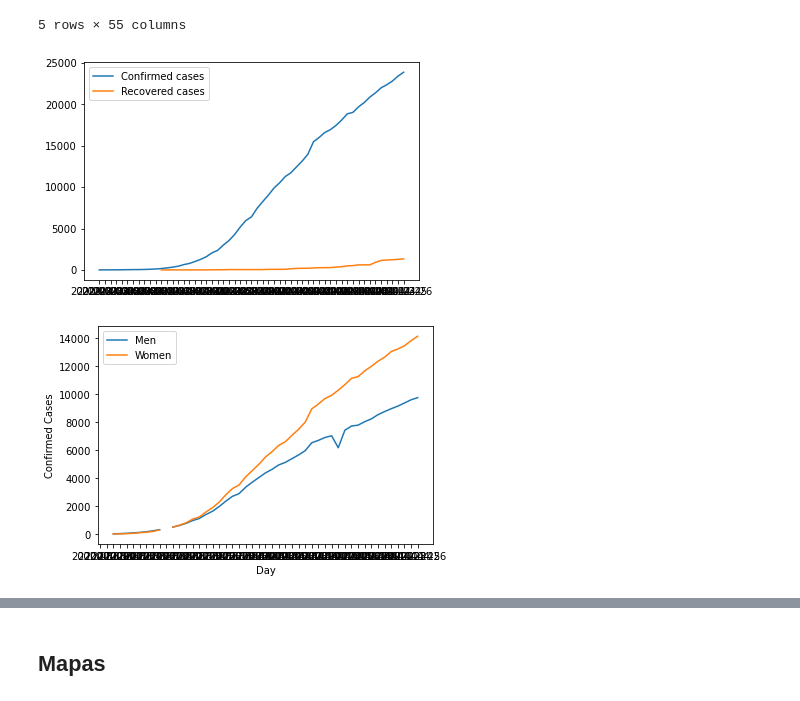
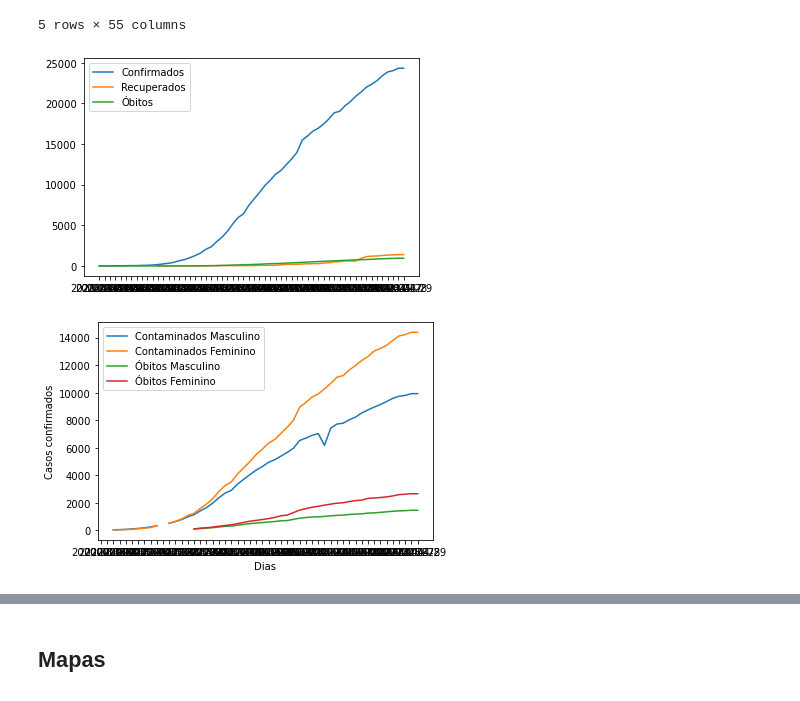
Before and after one commit to andretiagogr/TA-cartografia-COVID-19, a Jupyter notebook: jupyter com Pandas e QGIS.ipynb, the cells around one changed output, grey strips where cells are left out. Saved outputs shown, nothing was run; the diff lists cells and outputs as text; code cells hidden in the pictures.

```diff
--- a/jupyter com Pandas e QGIS.ipynb
+++ b/jupyter com Pandas e QGIS.ipynb
@@ -55,26 +57,32 @@ death_senior = (death_men + death_women) - (death_adult +  death_young)
 x = sorted_df_portugal.data_relatorio
 y_confirmed = sorted_df_portugal.confirmados
 y_recovered = sorted_df_portugal.recuperados
+y_deaths = sorted_df_portugal.obitos
 
-plt.plot(x, y_confirmed, label="Confirmed cases")
-plt.plot(x, y_recovered, label="Recovered cases")
+plt.plot(x, y_confirmed, label="Confirmados")
+plt.plot(x, y_recovered, label="Recuperados")
+plt.plot(x, y_deaths, label="Óbitos")
 
 plt.legend(loc="best") #show legend
 plt.show()
 # %% [output]
-[figure, old version]
+[figure, new version]
 # %%
+x = sorted_df_portugal.data_relatorio
 y_confirmed_men = confirmed_men
 y_confirmed_women = confirmed_women
 
-plt.plot(x, y_confirmed_men, label="Men")
-plt.plot(x, y_confirmed_women, label="Women")
+plt.plot(x, y_confirmed_men, label="Contaminados Masculino")
+plt.plot(x, y_confirmed_women, label="Contaminados Feminino")
 
-plt.xlabel("Day")
-plt.ylabel("Confirmed Cases")
+plt.plot(x, death_men, label="Óbitos Masculino")
+plt.plot(x, death_women, label="Óbitos Feminino")
+
+plt.xlabel("Dias")
+plt.ylabel("Casos confirmados")
 
 plt.legend(loc="best")
 plt.show()
 # %% [output]
-[figure, old version]
+[figure, new version]
 # %%
```
Also changed, not shown: parts of 21 cells of this notebook.
